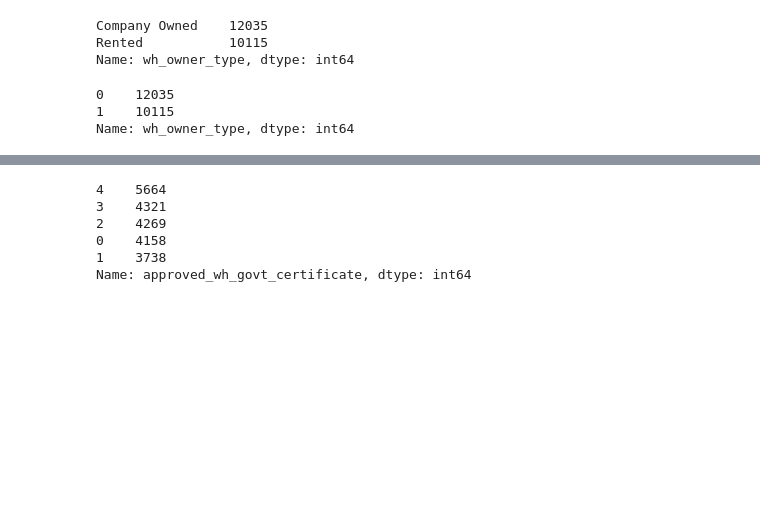
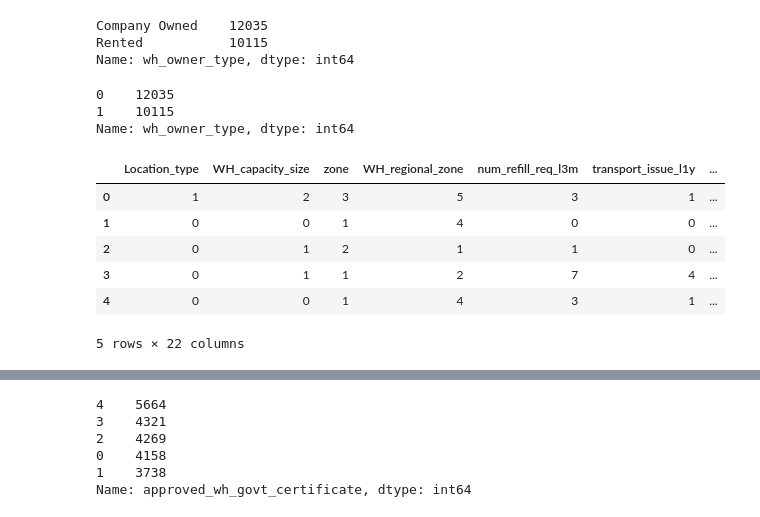
Before and after one commit to anirudhakolay/SUPPLYCHAIN, a Jupyter notebook: model(1).ipynb, the cells around one changed output, grey strips where cells are left out. Drawn from its saved outputs; the diff is of its cells as text; code cells hidden in the pictures; blank space fills up the shorter version.

```diff
--- a/model(1).ipynb
+++ b/model(1).ipynb
@@ -327,6 +318,16 @@ df['wh_owner_type'].value_counts()
 0    12035
 1    10115
 Name: wh_owner_type, dtype: int64
+# %%
+df.head()
+# %% [output]
+|  | Location_type | WH_capacity_size | zone | WH_regional_zone | num_refill_req_l3m | transport_issue_l1y | ... |
+| 0 | 1 | 2 | 3 | 5 | 3 | 1 | ... |
+| 1 | 0 | 0 | 1 | 4 | 0 | 0 | ... |
+| 2 | 0 | 1 | 2 | 1 | 1 | 0 | ... |
+| 3 | 0 | 1 | 1 | 2 | 7 | 4 | ... |
+| 4 | 0 | 0 | 1 | 4 | 3 | 1 | ... |
+5 rows × 22 columns
 # %%
 df['approved_wh_govt_certificate'].value_counts()
 # %% [output]
```
Also changed, not shown: parts of 22 cells of this notebook.
